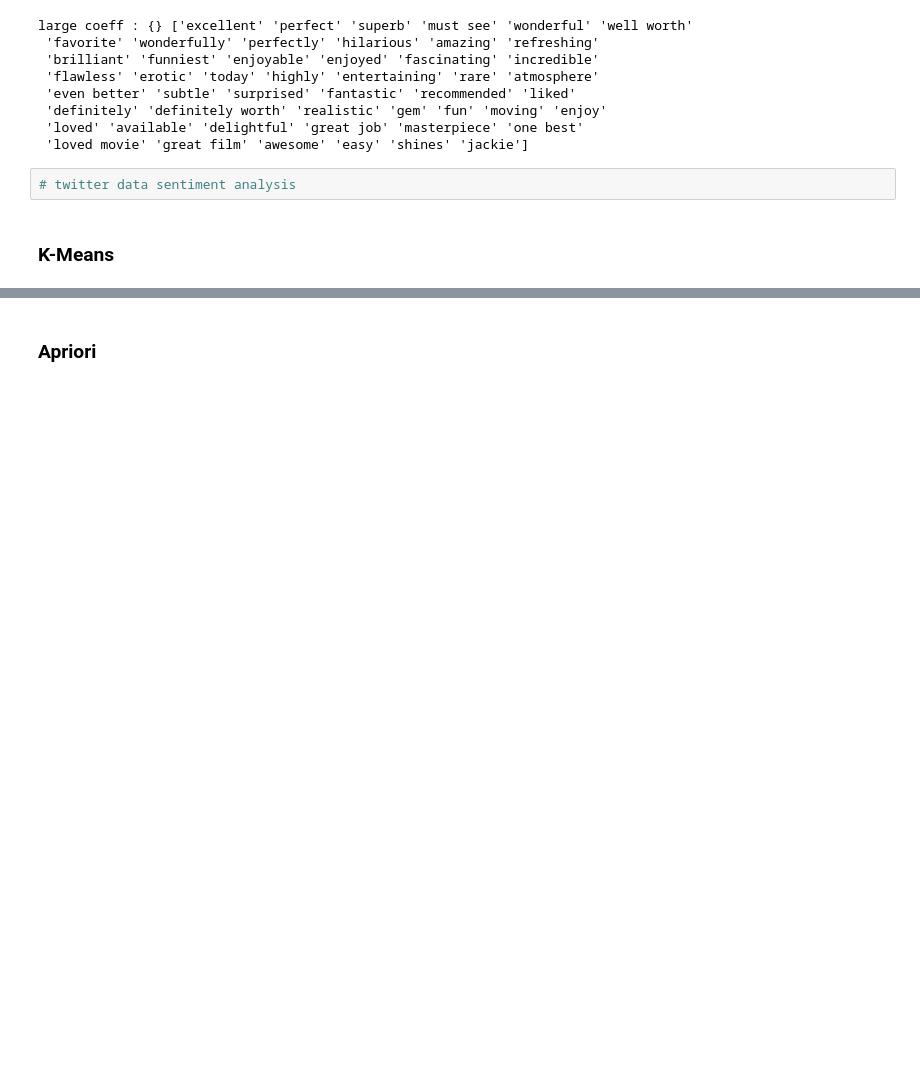
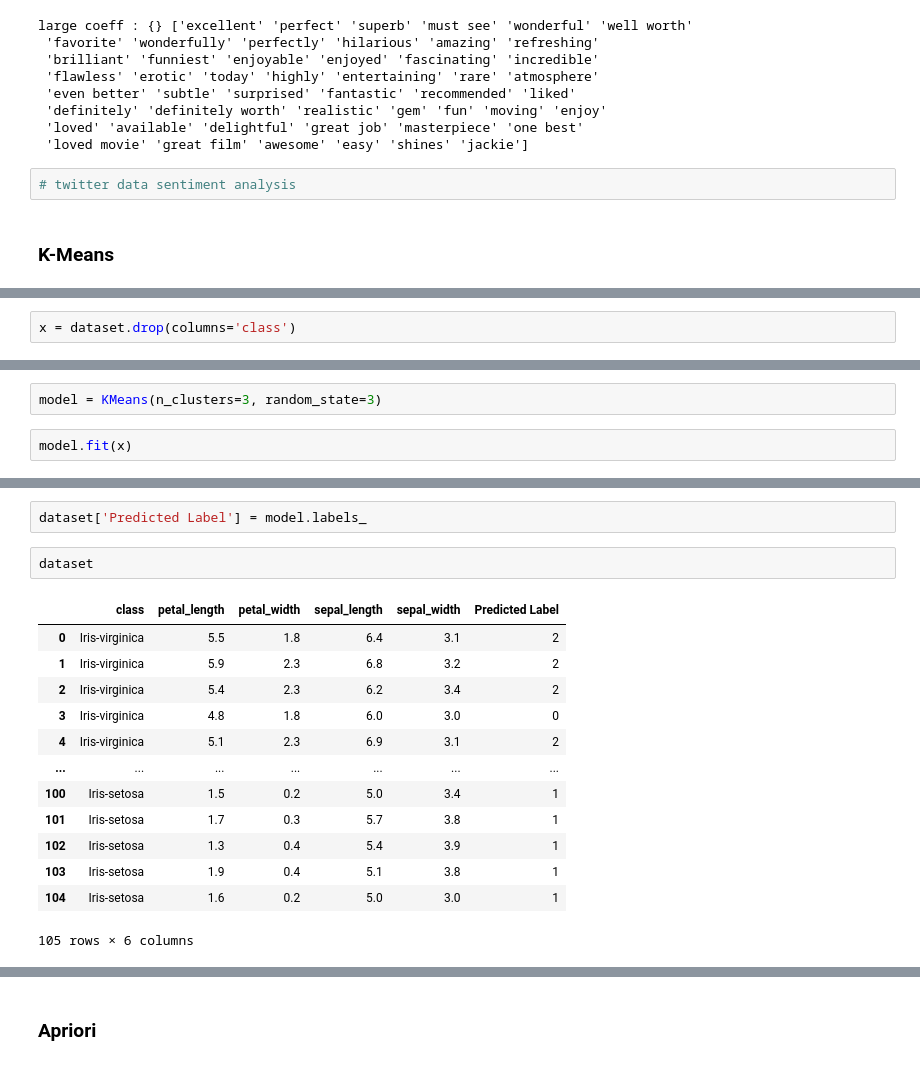
Before and after one commit to sharmasaravanan/Machine_learning, a Jupyter notebook: skillTechnika.ipynb, the cells around one changed output, grey strips where cells are left out. Saved outputs shown, nothing was run; the diff lists cells and outputs as text; blank space fills up the shorter version.

```diff
--- a/skillTechnika.ipynb
+++ b/skillTechnika.ipynb
@@ -1873,0 +1919,2 @@ large coeff : {} ['excellent' 'perfect' 'superb' 'must see' 'wonderful' 'well wo
+# %%
+x = dataset.drop(columns='class')
@@ -1873,0 +1953,4 @@ large coeff : {} ['excellent' 'perfect' 'superb' 'must see' 'wonderful' 'well wo
+# %%
+model = KMeans(n_clusters=3, random_state=3)
+# %%
+model.fit(x)
@@ -1873,0 +1967,18 @@ large coeff : {} ['excellent' 'perfect' 'superb' 'must see' 'wonderful' 'well wo
+# %%
+dataset['Predicted Label'] = model.labels_
+# %%
+dataset
+# %% [output]
+|  | class | petal_length | petal_width | sepal_length | sepal_width | Predicted Label |
+| 0 | Iris-virginica | 5.5 | 1.8 | 6.4 | 3.1 | 2 |
+| 1 | Iris-virginica | 5.9 | 2.3 | 6.8 | 3.2 | 2 |
+| 2 | Iris-virginica | 5.4 | 2.3 | 6.2 | 3.4 | 2 |
+| 3 | Iris-virginica | 4.8 | 1.8 | 6.0 | 3.0 | 0 |
+| 4 | Iris-virginica | 5.1 | 2.3 | 6.9 | 3.1 | 2 |
+| ... | ... | ... | ... | ... | ... | ... |
+| 100 | Iris-setosa | 1.5 | 0.2 | 5.0 | 3.4 | 1 |
+| 101 | Iris-setosa | 1.7 | 0.3 | 5.7 | 3.8 | 1 |
+| 102 | Iris-setosa | 1.3 | 0.4 | 5.4 | 3.9 | 1 |
+| 103 | Iris-setosa | 1.9 | 0.4 | 5.1 | 3.8 | 1 |
+| 104 | Iris-setosa | 1.6 | 0.2 | 5.0 | 3.0 | 1 |
+105 rows × 6 columns
```
Also changed, not shown: parts of 28 cells of this notebook.
